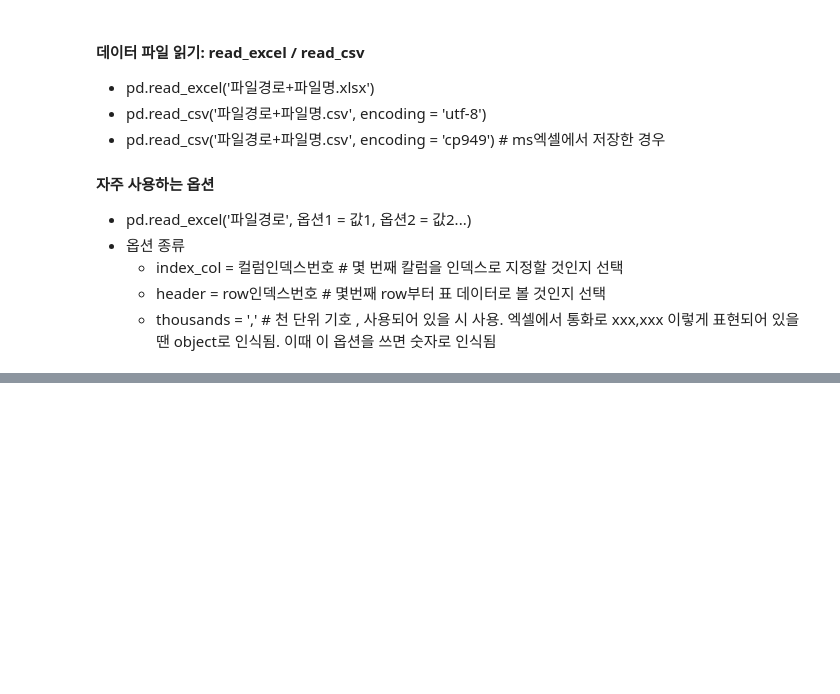
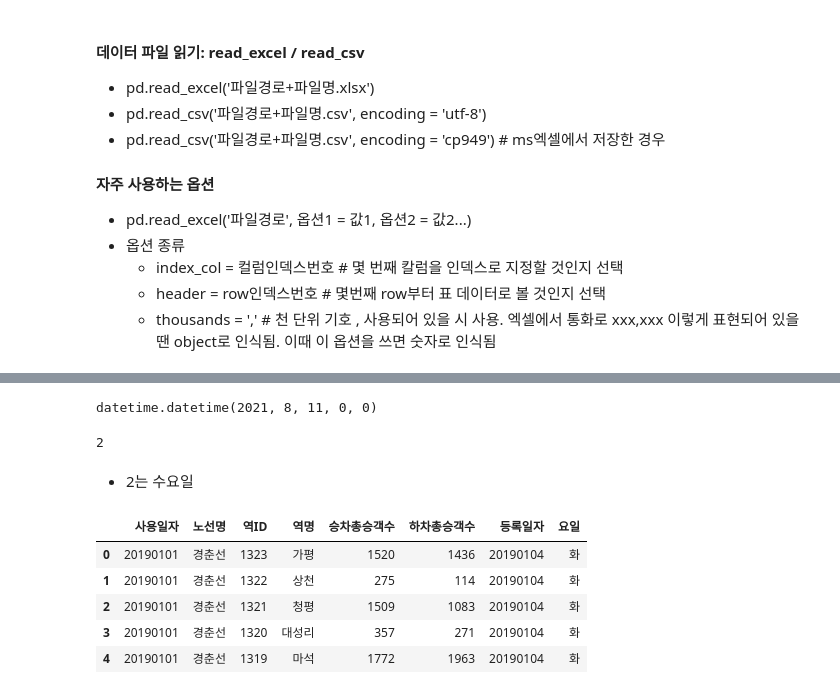
Before and after one commit to psuny1116/Project_by_lecture, a Jupyter notebook: subway analysis.ipynb, the cells around one changed output, grey strips where cells are left out. Drawn from its saved outputs; the diff is of its cells as text; code cells hidden in the pictures; blank space fills up the shorter version.

```diff
--- a/subway analysis.ipynb
+++ b/subway analysis.ipynb
@@ -55,0 +186,18 @@ memory usage: 1002.8+ KB
+# %%
+# str타입을 날짜 타입으로 변경: datetime.strptime()
+
+date_str = str(20210811)     # 숫자가 아닌 문자로 입력해야 함
+date = datetime.strptime(date_str, '%Y%m%d')
+date
+# %% [output]
+datetime.datetime(2021, 8, 11, 0, 0)
+# %%
+# 날짜 타입을 요일로 변경: weekday()
+# 월요일 = 0 ~ 일요일 = 6
+
+weekday = date.weekday()
+weekday
+# %% [output]
+2
+# %% [markdown]
+* 2는 수요일
@@ -55,0 +215,12 @@ memory usage: 1002.8+ KB
+# %%
+# 요일 칼럼 추가
+
+raw['요일'] = weekday_list
+raw.head()
+# %% [output]
+|  | 사용일자 | 노선명 | 역ID | 역명 | 승차총승객수 | 하차총승객수 | 등록일자 | 요일 |
+| 0 | 20190101 | 경춘선 | 1323 | 가평 | 1520 | 1436 | 20190104 | 화 |
+| 1 | 20190101 | 경춘선 | 1322 | 상천 | 275 | 114 | 20190104 | 화 |
+| 2 | 20190101 | 경춘선 | 1321 | 청평 | 1509 | 1083 | 20190104 | 화 |
+| 3 | 20190101 | 경춘선 | 1320 | 대성리 | 357 | 271 | 20190104 | 화 |
+| 4 | 20190101 | 경춘선 | 1319 | 마석 | 1772 | 1963 | 20190104 | 화 |
```
Also changed, not shown: parts of 23 cells of this notebook.
